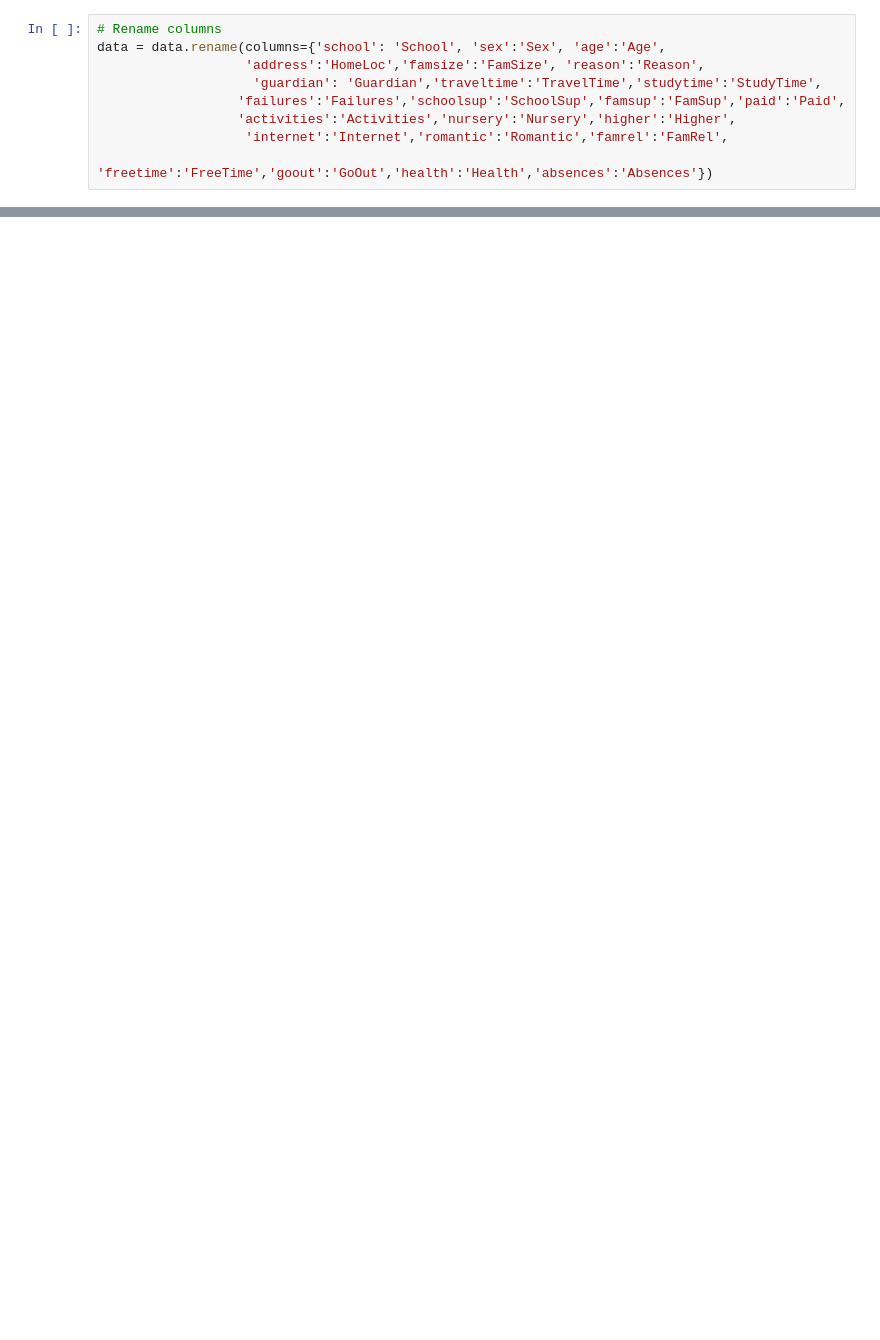
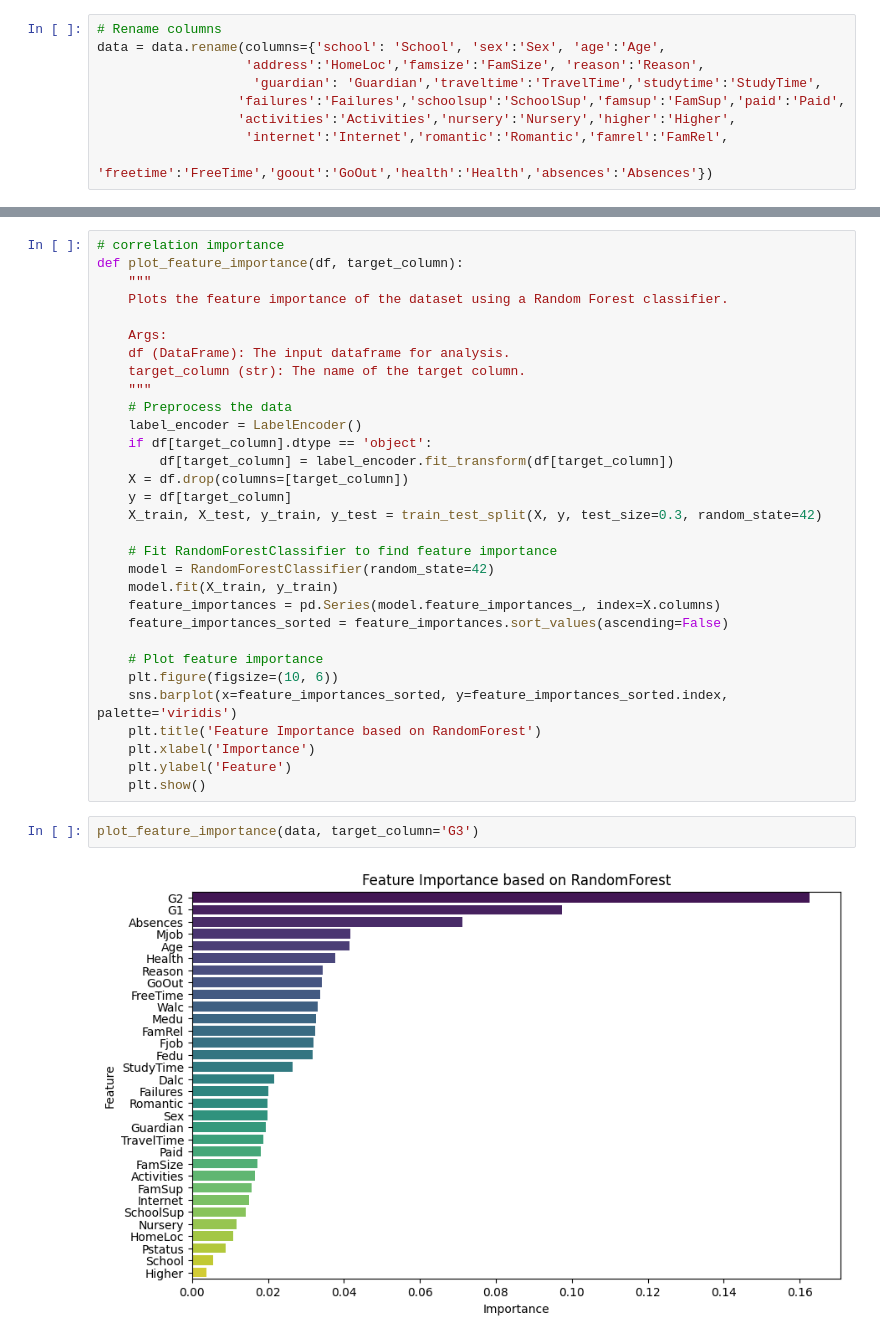
Before and after one commit to dingfengkun/DS-GA-1007, a Jupyter notebook: Final.ipynb, the cells around one changed output, grey strips where cells are left out. Saved outputs shown, nothing was run; the diff lists cells and outputs as text; blank space fills up the shorter version.

```diff
--- a/Final.ipynb
+++ b/Final.ipynb
@@ -71,0 +181,35 @@ IndexError: index 16 is out of bounds for axis 0 with size 16
+# %%
+# correlation importance
+def plot_feature_importance(df, target_column):
+    """
+    Plots the feature importance of the dataset using a Random Forest classifier.
+
+    Args:
+    df (DataFrame): The input dataframe for analysis.
+    target_column (str): The name of the target column.
+    """
+    # Preprocess the data
+    label_encoder = LabelEncoder()
+    if df[target_column].dtype == 'object':
+        df[target_column] = label_encoder.fit_transform(df[target_column])
+    X = df.drop(columns=[target_column])
+    y = df[target_column]
+    X_train, X_test, y_train, y_test = train_test_split(X, y, test_size=0.3, random_state=42)
+
+    # Fit RandomForestClassifier to find feature importance
+    model = RandomForestClassifier(random_state=42)
+    model.fit(X_train, y_train)
+    feature_importances = pd.Series(model.feature_importances_, index=X.columns)
+    feature_importances_sorted = feature_importances.sort_values(ascending=False)
+
+    # Plot feature importance
+    plt.figure(figsize=(10, 6))
+    sns.barplot(x=feature_importances_sorted, y=feature_importances_sorted.index, palette='viridis')
+    plt.title('Feature Importance based on RandomForest')
+    plt.xlabel('Importance')
+    plt.ylabel('Feature')
+    plt.show()
+# %%
+plot_feature_importance(data, target_column='G3')
+# %% [output]
+[figure, added]
```
Also changed, not shown: parts of 33 cells of this notebook.
